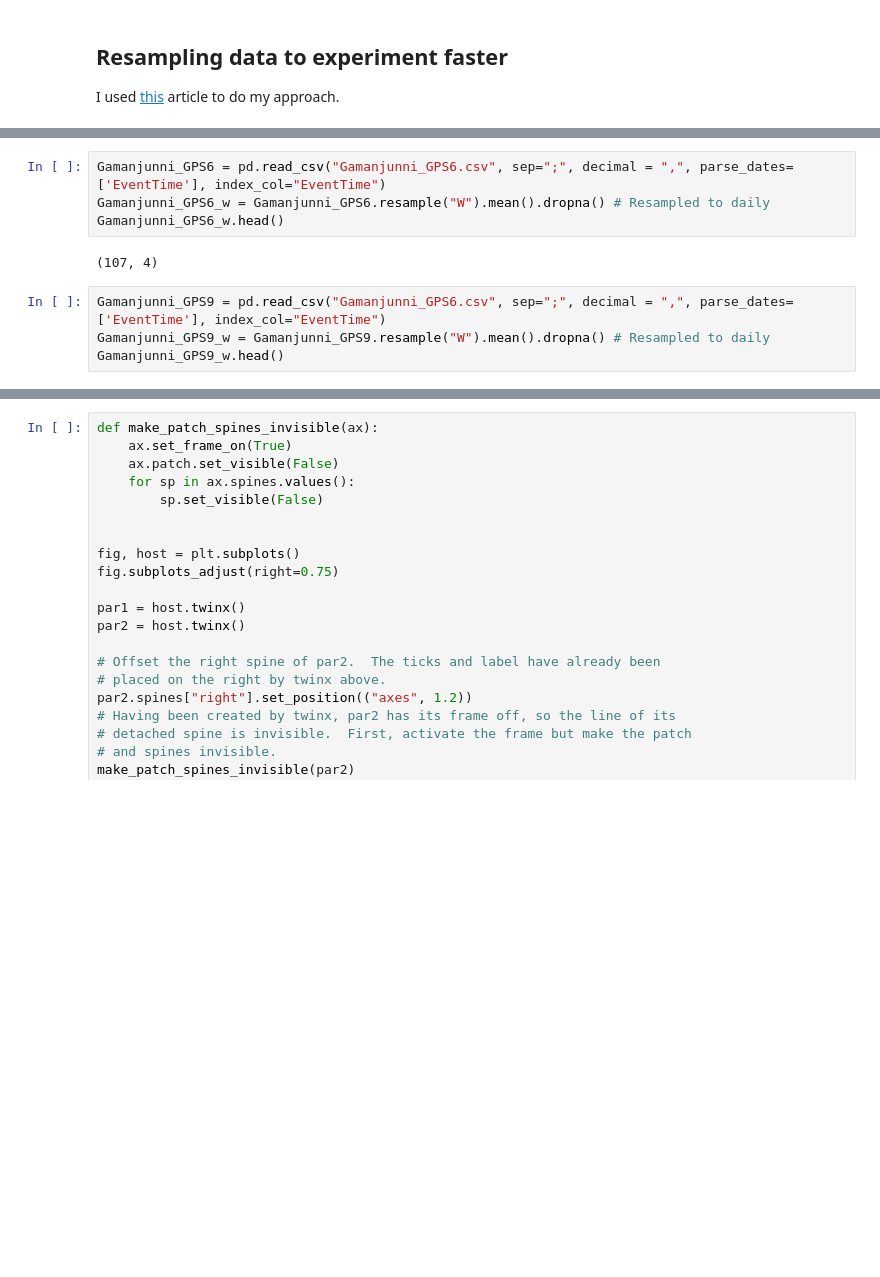
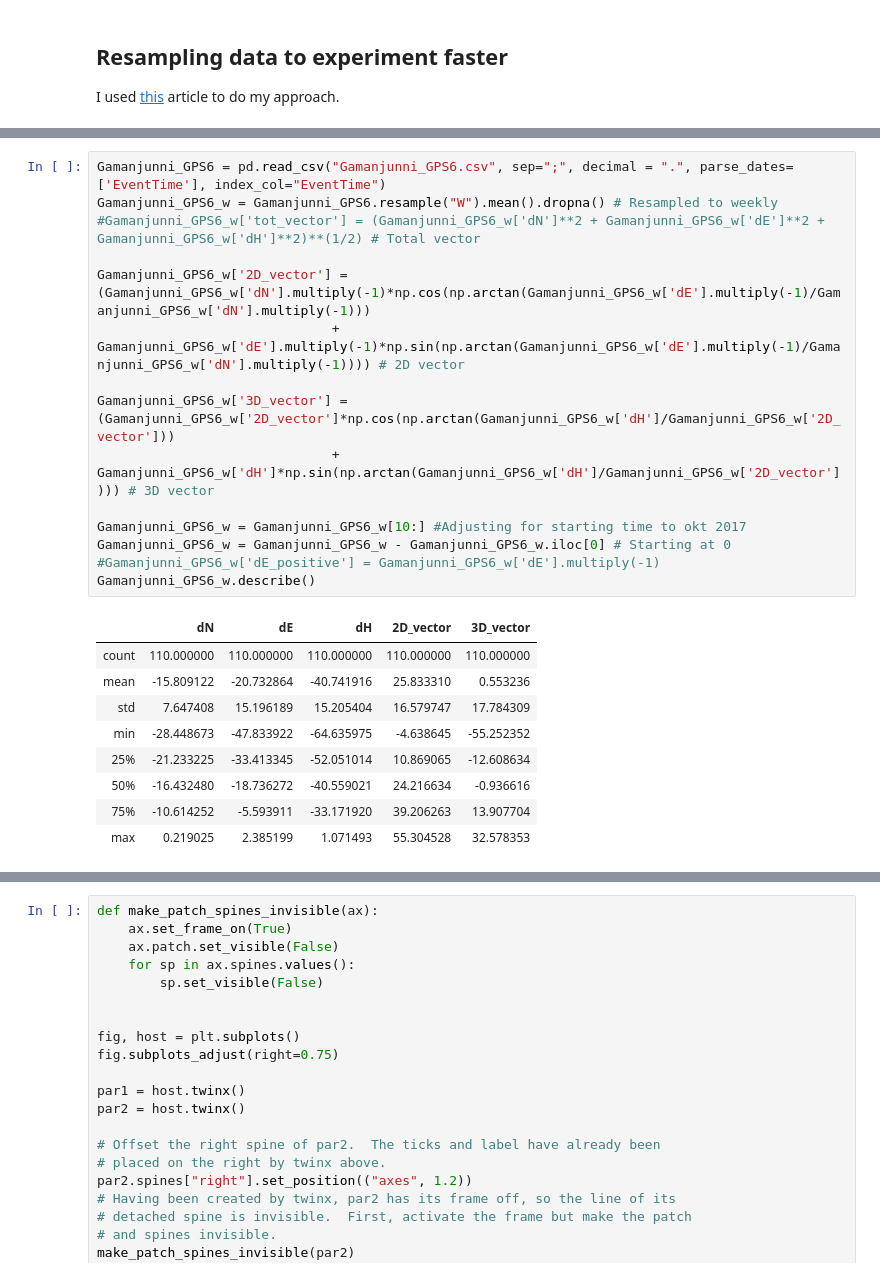
Before and after one commit to agaspaas/cryofig, a Jupyter notebook: Analysis.ipynb, the cells around one changed output, grey strips where cells are left out. Drawn from its saved outputs; the diff is of its cells as text; blank space fills up the shorter version.

```diff
--- a/Analysis.ipynb
+++ b/Analysis.ipynb
@@ -48,10 +113,25 @@ Timestamp('2015-01-10 12:00:00')
-# %%
-Gamanjunni_GPS6 = pd.read_csv("Gamanjunni_GPS6.csv", sep=";", decimal = ",", parse_dates=['EventTime'], index_col="EventTime")
-Gamanjunni_GPS6_w = Gamanjunni_GPS6.resample("W").mean().dropna() # Resampled to daily
-Gamanjunni_GPS6_w.head()
-# %% [output]
-(107, 4)
-# %%
-Gamanjunni_GPS9 = pd.read_csv("Gamanjunni_GPS6.csv", sep=";", decimal = ",", parse_dates=['EventTime'], index_col="EventTime")
-Gamanjunni_GPS9_w = Gamanjunni_GPS9.resample("W").mean().dropna() # Resampled to daily
-Gamanjunni_GPS9_w.head()
+# %%
+Gamanjunni_GPS6 = pd.read_csv("Gamanjunni_GPS6.csv", sep=";", decimal = ".", parse_dates=['EventTime'], index_col="EventTime")
+Gamanjunni_GPS6_w = Gamanjunni_GPS6.resample("W").mean().dropna() # Resampled to weekly
+#Gamanjunni_GPS6_w['tot_vector'] = (Gamanjunni_GPS6_w['dN']**2 + Gamanjunni_GPS6_w['dE']**2 + Gamanjunni_GPS6_w['dH']**2)**(1/2) # Total vector
+
+Gamanjunni_GPS6_w['2D_vector'] = (Gamanjunni_GPS6_w['dN'].multiply(-1)*np.cos(np.arctan(Gamanjunni_GPS6_w['dE'].multiply(-1)/Gamanjunni_GPS6_w['dN'].multiply(-1)))
+                              + Gamanjunni_GPS6_w['dE'].multiply(-1)*np.sin(np.arctan(Gamanjunni_GPS6_w['dE'].multiply(-1)/Gamanjunni_GPS6_w['dN'].multiply(-1)))) # 2D vector
+
+Gamanjunni_GPS6_w['3D_vector'] = (Gamanjunni_GPS6_w['2D_vector']*np.cos(np.arctan(Gamanjunni_GPS6_w['dH']/Gamanjunni_GPS6_w['2D_vector']))
+                              + Gamanjunni_GPS6_w['dH']*np.sin(np.arctan(Gamanjunni_GPS6_w['dH']/Gamanjunni_GPS6_w['2D_vector']))) # 3D vector
+
+Gamanjunni_GPS6_w = Gamanjunni_GPS6_w[10:] #Adjusting for starting time to okt 2017
+Gamanjunni_GPS6_w = Gamanjunni_GPS6_w - Gamanjunni_GPS6_w.iloc[0] # Starting at 0
+#Gamanjunni_GPS6_w['dE_positive'] = Gamanjunni_GPS6_w['dE'].multiply(-1)
+Gamanjunni_GPS6_w.describe()
+# %% [output]
+|  | dN | dE | dH | 2D_vector | 3D_vector |
+| count | 110.000000 | 110.000000 | 110.000000 | 110.000000 | 110.000000 |
+| mean | -15.809122 | -20.732864 | -40.741916 | 25.833310 | 0.553236 |
+| std | 7.647408 | 15.196189 | 15.205404 | 16.579747 | 17.784309 |
+| min | -28.448673 | -47.833922 | -64.635975 | -4.638645 | -55.252352 |
+| 25% | -21.233225 | -33.413345 | -52.051014 | 10.869065 | -12.608634 |
+| 50% | -16.432480 | -18.736272 | -40.559021 | 24.216634 | -0.936616 |
+| 75% | -10.614252 | -5.593911 | -33.171920 | 39.206263 | 13.907704 |
+| max | 0.219025 | 2.385199 | 1.071493 | 55.304528 | 32.578353 |
```
Also changed, not shown: parts of 8 cells of this notebook.
